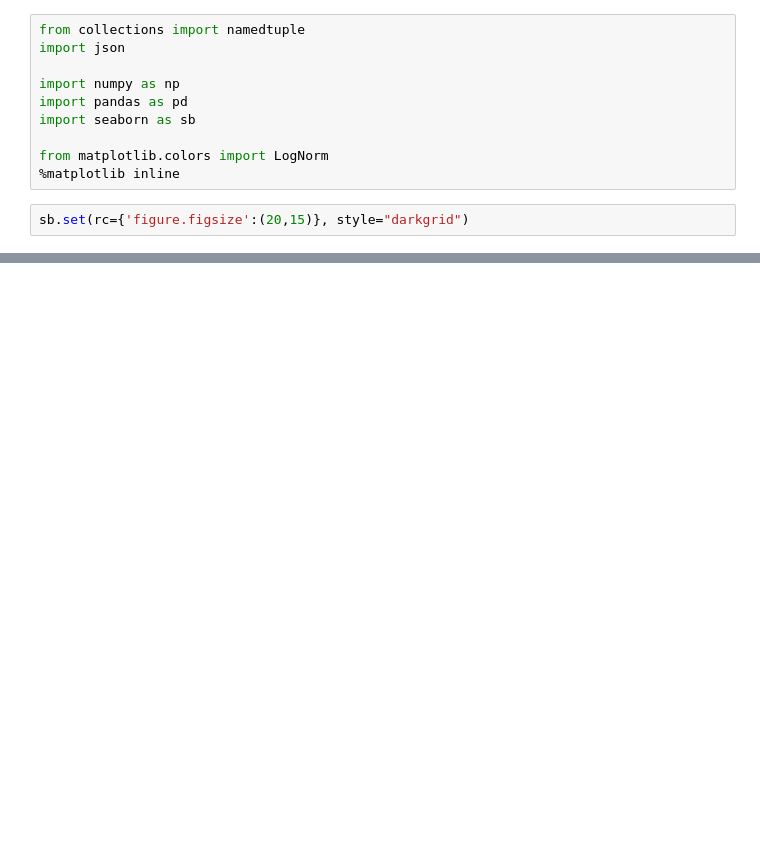
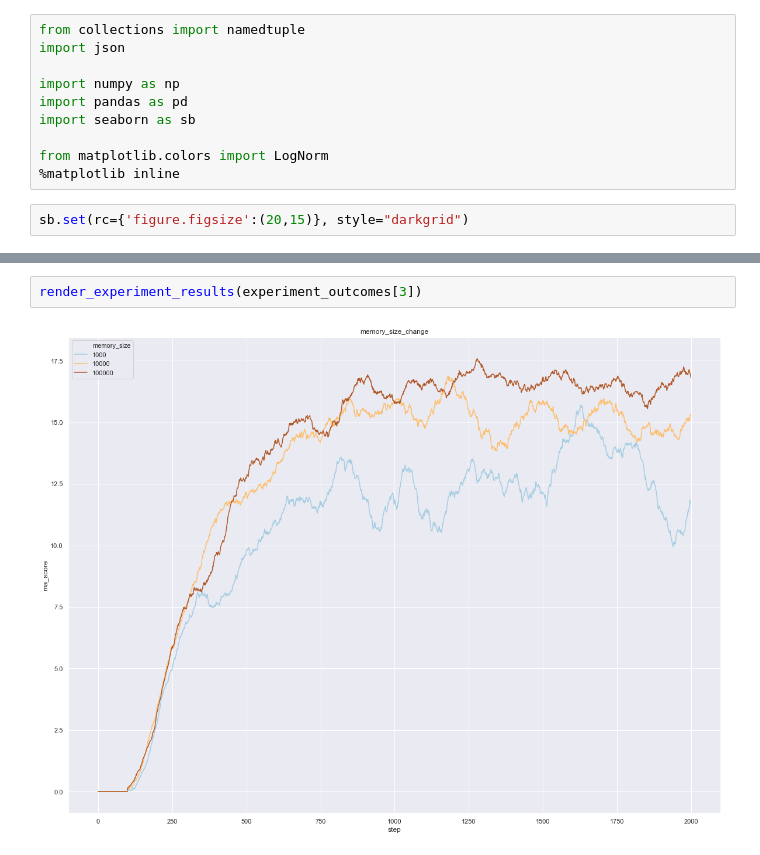
Before and after one commit to jezzarax/drlnd_p1_navigation, a Jupyter notebook: Training_hyperparameter_search_analysis.ipynb, the cells around one changed output, grey strips where cells are left out. Drawn from its saved outputs; the diff is of its cells as text; blank space fills up the shorter version.

```diff
--- a/Training_hyperparameter_search_analysis.ipynb
+++ b/Training_hyperparameter_search_analysis.ipynb
@@ -139,0 +88,4 @@ sb.lineplot(data = bs_experiment_df, x = 'step', y = 'ma_score', hue="batch_size
+# %%
+render_experiment_results(experiment_outcomes[3])
+# %% [output]
+[figure, added]
```
Also changed, not shown: parts of 16 cells of this notebook, 1 other file.
